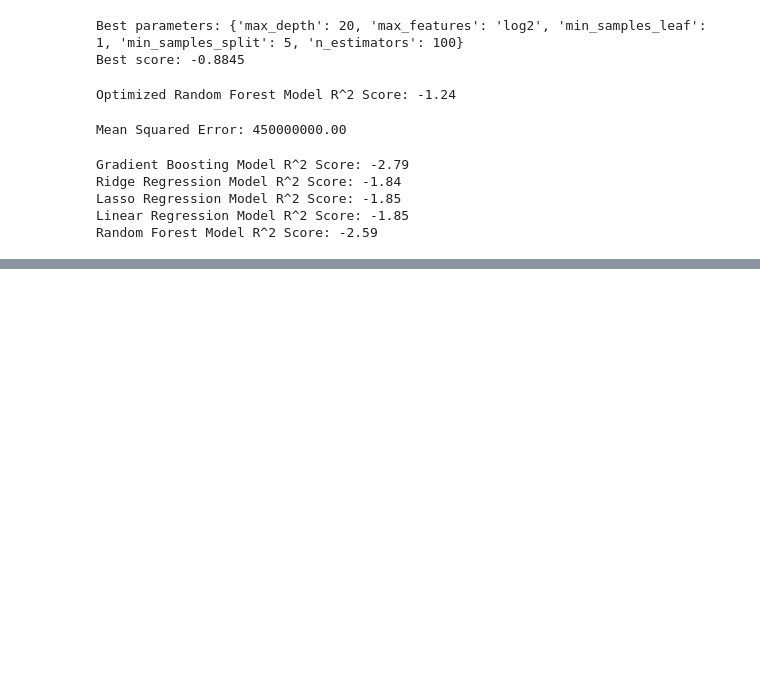
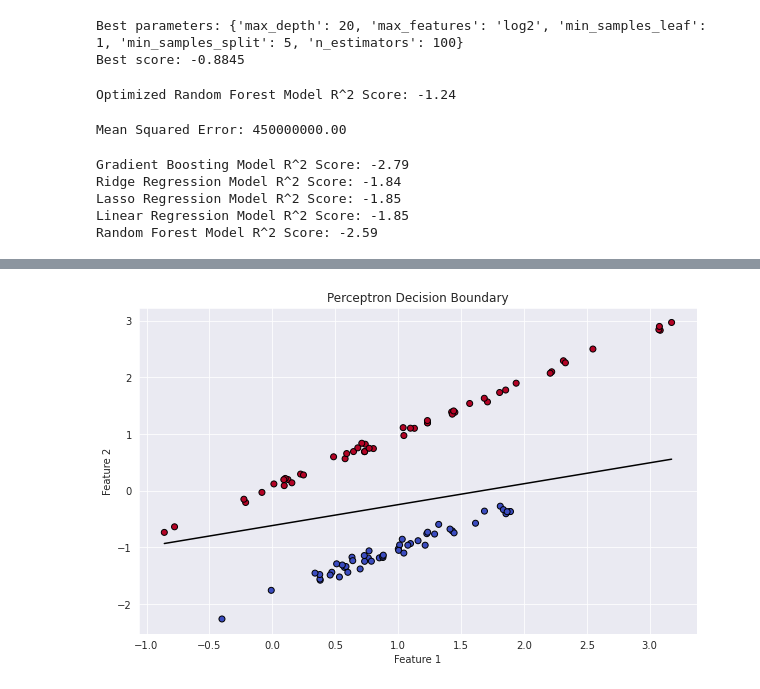
Before and after one commit to ahonongobi/ML_repository, a Jupyter notebook: Personal_things_for_improvment.ipynb, the cells around one changed output, grey strips where cells are left out. Cells and saved outputs as stored; diff of their text form; code cells hidden in the pictures; blank space fills up the shorter version.

```diff
--- a/Personal_things_for_improvment.ipynb
+++ b/Personal_things_for_improvment.ipynb
@@ -890,0 +948,13 @@ Random Forest Model R^2 Score: -2.59
+# %%
+import numpy as np
+import matplotlib.pyplot as plt
+from sklearn.datasets import make_classification
+# Set random seed for reproducibility
+np.random.seed(42)
+# Generate a simple binary classification dataset
+X, y = make_classification(n_samples=100, n_features=2, n_informative=2, n_redundant=0, n_clusters_per_class=1, random_state=42)
+y = np.where(y == 0, -1, 1)  # Convert labels to -1 and 1
+
+df = pd.DataFrame(X)
+df["target"] = y
+df
@@ -890,0 +975,34 @@ Random Forest Model R^2 Score: -2.59
+# %%
+# Perceptron training function
+def perceptron(X, y, learning_rate=0.01, n_iter=1000):
+    w = np.zeros(X.shape[1])
+    b = 0
+    for _ in range(n_iter):
+        for xi, yi in zip(X, y):
+            if yi * (np.dot(xi, w) + b) <= 0:
+                w += learning_rate * yi * xi
+                b += learning_rate * yi
+    return w, b
+
+# Train the Perceptron
+w, b = perceptron(X, y)
+
+# Function to plot the decision boundary
+def plot_decision_boundary(X, y, w, b):
+    plt.figure(figsize=(10, 6))
+    plt.scatter(X[:, 0], X[:, 1], c=y, cmap='coolwarm', edgecolor='k')
+
+    # Plot the decision boundary
+    x1 = np.linspace(X[:, 0].min(), X[:, 0].max(), 100)
+    x2 = -(w[0] * x1 + b) / w[1]
+    plt.plot(x1, x2, 'k-')
+
+    plt.xlabel('Feature 1')
+    plt.ylabel('Feature 2')
+    plt.title('Perceptron Decision Boundary')
+    plt.show()
+
+# Plot the decision boundary
+plot_decision_boundary(X, y, w, b)
+# %% [output]
+[figure, added]
```
Also changed, not shown: parts of 9 cells of this notebook, 3 other files.
